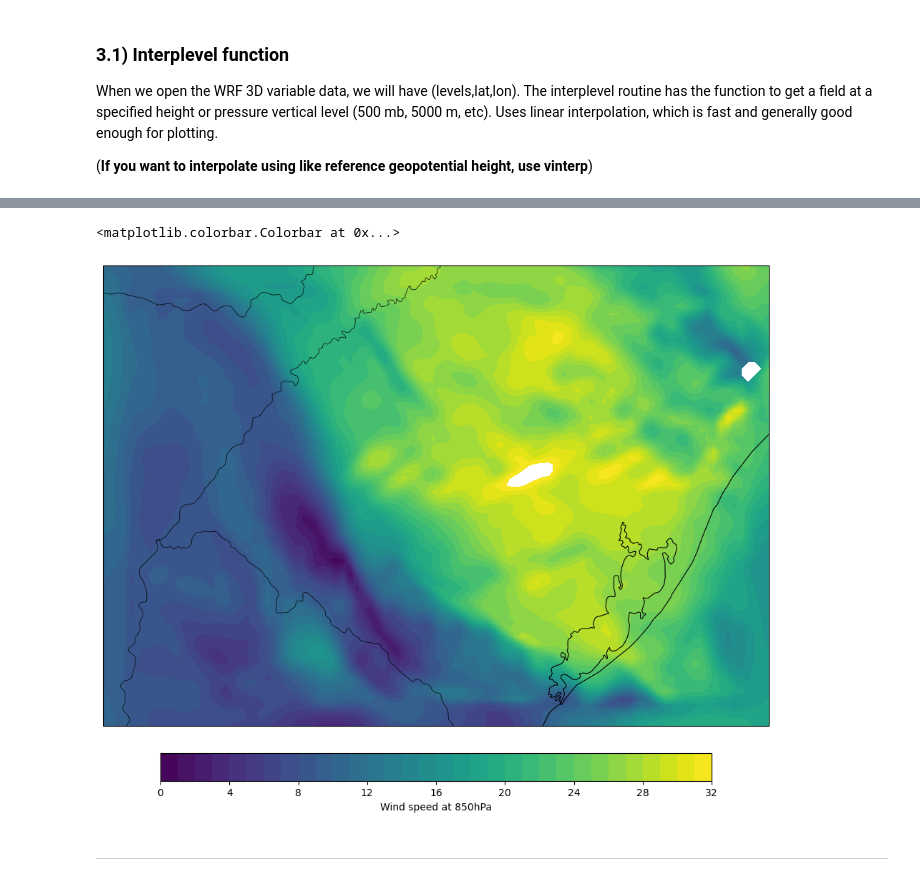
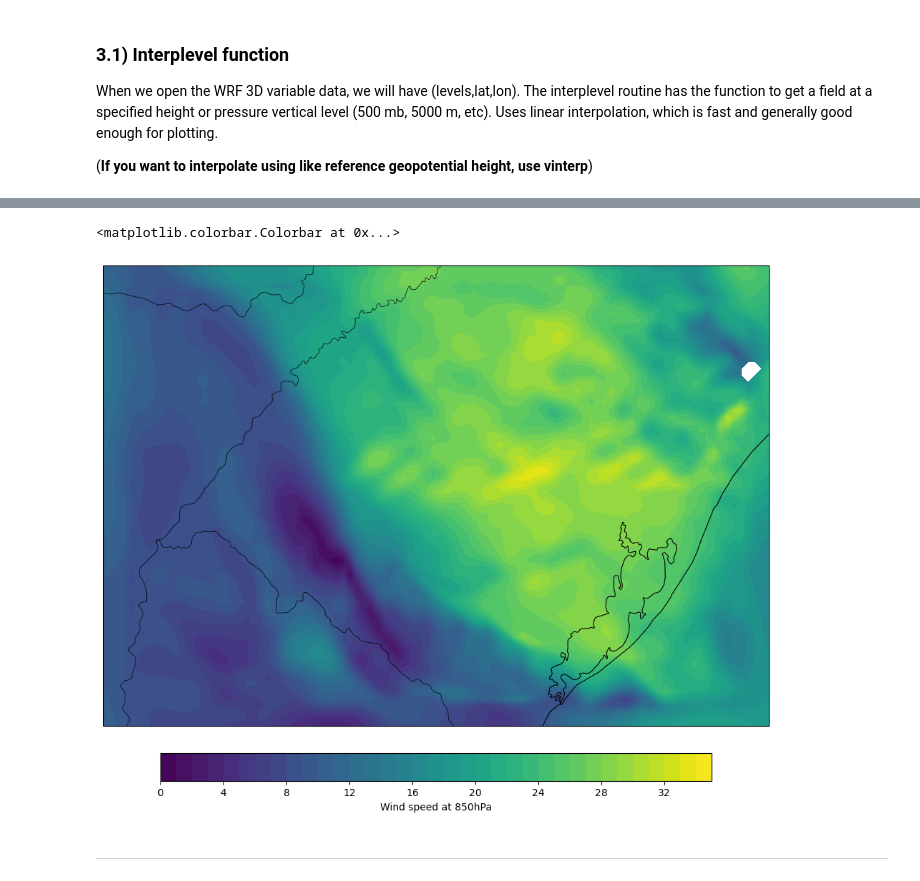
Before and after one commit to douglima8/WRF-Python, a Jupyter notebook: WRF-Python_tutorial.ipynb, the cells around one changed output, grey strips where cells are left out. Drawn from its saved outputs; the diff is of its cells as text; code cells hidden in the pictures.

```diff
--- a/WRF-Python_tutorial.ipynb
+++ b/WRF-Python_tutorial.ipynb
@@ -302,27 +302,27 @@ Dimensions without coordinates: south_north, west_east
 # %%
 # Define de contour interval
 data_min = 0
-data_max = 32
+data_max = 35
 interval = 1
 levels = np.arange(data_min,data_max + interval,interval)
 
 plt.figure(figsize=(12,10))
 
 ax = plt.axes(projection=cart_proj)
 
 img1 = ax.contourf(lons, lats, ws850, cmap='viridis',  levels=levels,transform=ccrs.PlateCarree())
 
 # # Add coastlines, borders and gridlines
 ax.coastlines(resolution='10m', color='black', linewidth=0.8)
 ax.add_feature(cartopy.feature.BORDERS, edgecolor='black', linewidth=0.5)
 # gl = ax.gridlines(crs=ccrs.PlateCarree(), color='gray', alpha=1.0, linestyle='--', linewidth=0.25, xlocs=np.arange(-180, 180, 2), ylocs=np.arange(-90, 90, 2), draw_labels=True)
 # gl.top_labels = False
 # gl.right_labels = False
 
 plt.colorbar(img1, label='Wind speed at 850hPa', orientation='horizontal', pad=0.05, fraction=0.05)
 # %% [output]
 <matplotlib.colorbar.Colorbar at 0x...>
-[figure, old version]
+[figure, new version]
 # %% [markdown]
 ****
 # %% [markdown]
```
Also changed, not shown: parts of 1 cell of this notebook.
